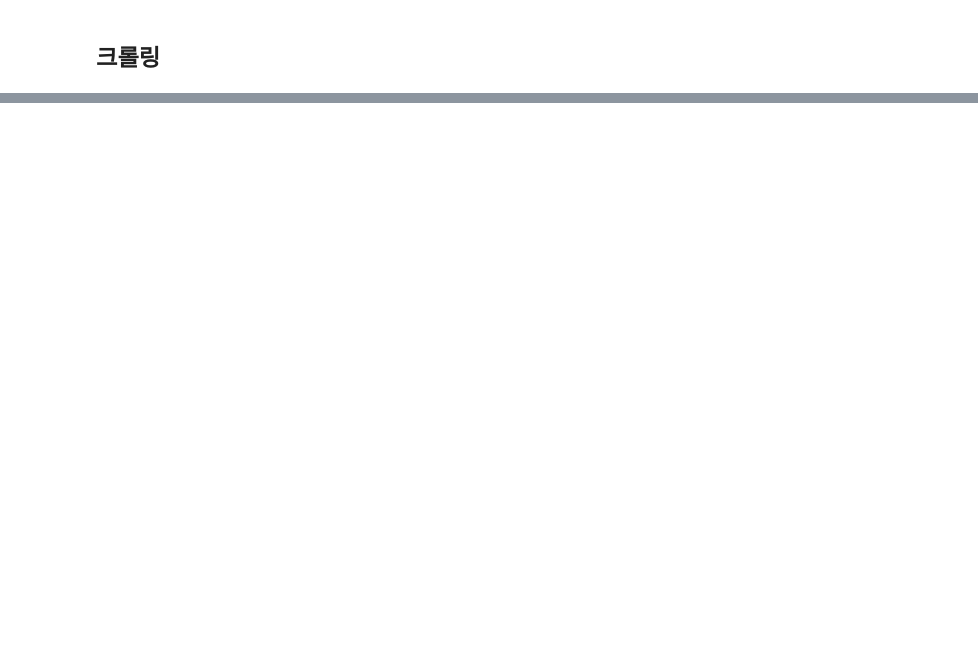
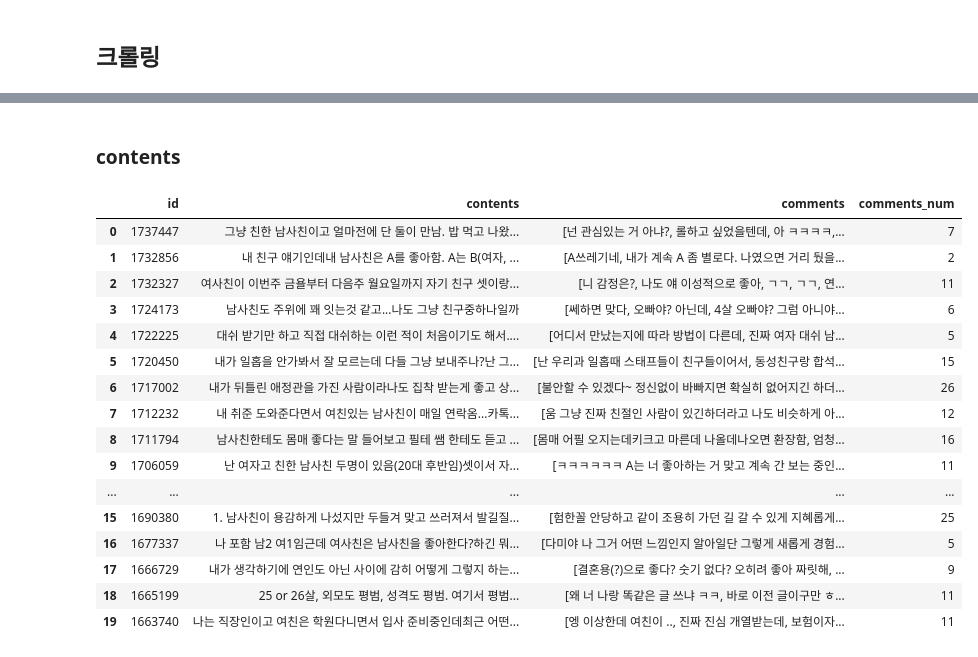
Before and after one commit to sodam-project/DataScience, a Jupyter notebook: crawling.ipynb, the cells around one changed output, grey strips where cells are left out. Saved outputs shown, nothing was run; the diff lists cells and outputs as text; code cells hidden in the pictures; blank space fills up the shorter version.

```diff
--- a/crawling.ipynb
+++ b/crawling.ipynb
@@ -200,11 +169,0 @@ print(temp)
-# %%
-def contents_handler(driver, ids):
-    for id in ids:
-        url = 'https://www.ssodam.com/contents/' + str(id) + '?prev=1&prev_content=/all'
-        driver.get(url)
-        soup = BeautifulSoup(driver.page_source, 'html.parser')
-        temp_df = get_contents_comments(soup)
-        ###############################
-        #append temp_df to contents_df#
-        ###############################
-    return contents_df
@@ -247,0 +172,20 @@ ssodam = ssodam_crawler(driver, '남사친', 32)
+# %%
+def contents_handler(driver, ids):
+    contents_data = {
+        "id" : [],
+        "contents": [],
+        "comments" : [],
+        "comments_num" : []
+    }
+    for ID in ids:
+        url = 'https://www.ssodam.com/content/' + str(ID)
+        driver.get(url)
+        time.sleep(1)
+        soup = BeautifulSoup(driver.page_source, 'html.parser')
+        contents, comments_list, comments_num = get_contents_comments(soup)
+        contents_data["id"].append(ID)
+        contents_data["contents"].append(contents)
+        contents_data["comments_num"].append(comments_num)
+        contents_data["comments"].append(comments_list)
+    contents_df = pd.DataFrame(contents_data)
+    return contents_df
@@ -247,0 +264,3 @@ ssodam = ssodam_crawler(driver, '남사친', 32)
+# %%
+ids = meta_df[meta_df['views'] > 1000]['id']
+ids
@@ -247,0 +285,23 @@ ssodam = ssodam_crawler(driver, '남사친', 32)
+# %% [markdown]
+### contents
+# %%
+contents_df= contents_handler(driver, ids)
+contents_df
+# %% [output]
+|  | id | contents | comments | comments_num |
+| 0 | 1737447 | 그냥 친한 남사친이고 얼마전에 단 둘이 만남. 밥 먹고 나왔... | [넌 관심있는 거 아냐?, 롤하고 싶었을텐데, 아 ㅋㅋㅋㅋ,... | 7 |
+| 1 | 1732856 | 내 친구 얘기인데내 남사친은 A를 좋아함. A는 B(여자, ... | [A쓰레기네, 내가 계속 A 좀 별로다. 나였으면 거리 뒀을... | 2 |
+| 2 | 1732327 | 여사친이 이번주 금욜부터 다음주 월요일까지 자기 친구 셋이랑... | [니 감정은?, 나도 얘 이성적으로 좋아, ㄱㄱ, ㄱㄱ, 연... | 11 |
+| 3 | 1724173 | 남사친도 주위에 꽤 잇는것 같고...나도 그냥 친구중하나일까 | [쎄하면 맞다, 오빠야? 아닌데, 4살 오빠야? 그럼 아니야... | 6 |
+| 4 | 1722225 | 대쉬 받기만 하고 직접 대쉬하는 이런 적이 처음이기도 해서.... | [어디서 만났는지에 따라 방법이 다른데, 진짜 여자 대쉬 남... | 5 |
+| 5 | 1720450 | 내가 일홉을 안가봐서 잘 모르는데 다들 그냥 보내주나?난 그... | [난 우리과 일홉때 스태프들이 친구들이어서, 동성친구랑 합석... | 15 |
+| 6 | 1717002 | 내가 뒤틀린 애정관을 가진 사람이라나도 집착 받는게 좋고 상... | [불안할 수 있겠다~ 정신없이 바빠지면 확실히 없어지긴 하더... | 26 |
+| 7 | 1712232 | 내 취준 도와준다면서 여친있는 남사친이 매일 연락옴...카톡... | [움 그냥 진짜 친절인 사람이 있긴하더라고 나도 비슷하게 아... | 12 |
+| 8 | 1711794 | 남사친한테도 몸매 좋다는 말 들어보고 필테 쌤 한테도 듣고 ... | [몸매 어필 오지는데키크고 마른데 나올데나오면 환장함, 엄청... | 16 |
+| 9 | 1706059 | 난 여자고 친한 남사친 두명이 있음(20대 후반임)셋이서 자... | [ㅋㅋㅋㅋㅋㅋ A는 너 좋아하는 거 맞고 계속 간 보는 중인... | 11 |
+| ... | ... | ... | ... | ... |
+| 15 | 1690380 | 1. 남사친이 용감하게 나섰지만 두들겨 맞고 쓰러져서 발길질... | [험한꼴 안당하고 같이 조용히 가던 길 갈 수 있게 지혜롭게... | 25 |
+| 16 | 1677337 | 나 포함 남2 여1임근데 여사친은 남사친을 좋아한다?하긴 뭐... | [다미야 나 그거 어떤 느낌인지 알아일단 그렇게 새롭게 경험... | 5 |
+| 17 | 1666729 | 내가 생각하기에 연인도 아닌 사이에 감히 어떻게 그렇지 하는... | [결혼용(?)으로 좋다? 숫기 없다? 오히려 좋아 짜릿해, ... | 9 |
+| 18 | 1665199 | 25 or 26살, 외모도 평범, 성격도 평범. 여기서 평범... | [왜 너 나랑 똑같은 글 쓰냐 ㅋㅋ, 바로 이전 글이구만 ㅎ... | 11 |
+| 19 | 1663740 | 나는 직장인이고 여친은 학원다니면서 입사 준비중인데최근 어떤... | [엥 이상한데 여친이 .., 진짜 진심 개열받는데, 보험이자... | 11 |
```
Also changed, not shown: parts of 31 cells of this notebook.
